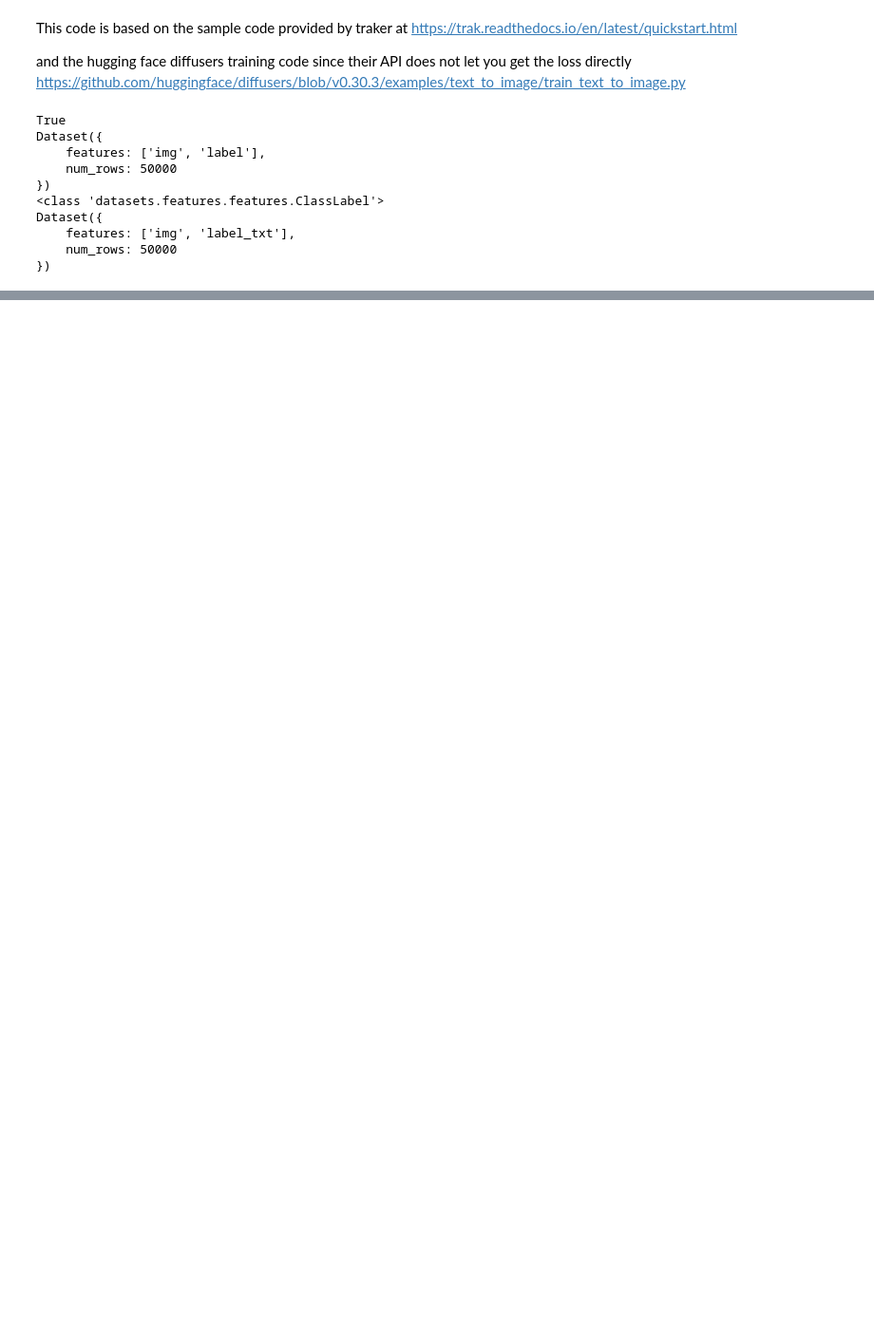
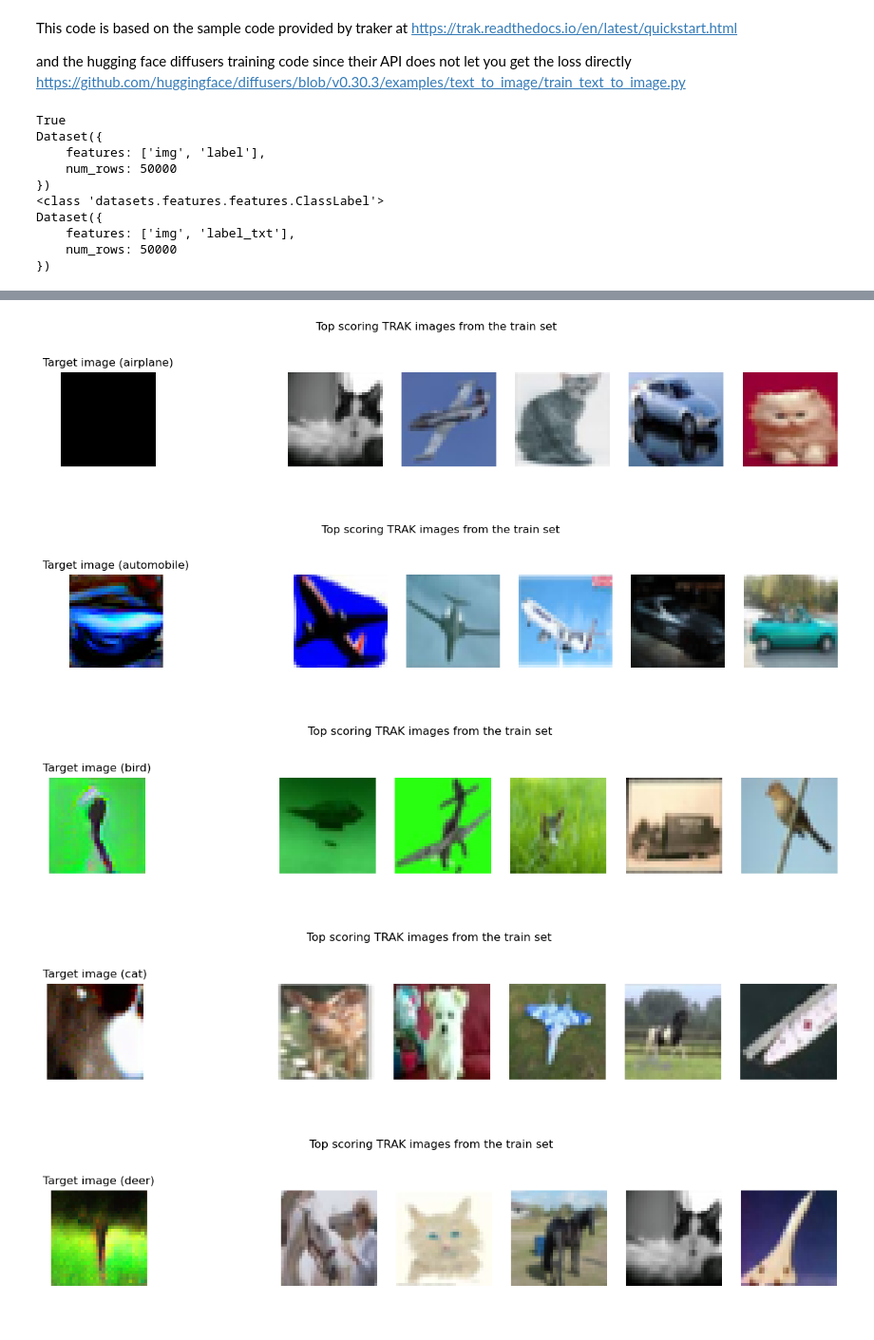
Before and after one commit to Naterjack/Data-Attribution-for-Stable-Diffusion, a Jupyter notebook: TRAK/SD1_TRAK_Attribution.ipynb, the cells around one changed output, grey strips where cells are left out. Shown at 95% size. Cells and saved outputs as stored; diff of their text form; code cells hidden in the pictures; blank space fills up the shorter version.

```diff
--- a/TRAK/SD1_TRAK_Attribution.ipynb
+++ b/TRAK/SD1_TRAK_Attribution.ipynb
@@ -243,0 +286,31 @@ scores = traker.finalize_scores(exp_name='quickstart')
+# %%
+from PIL import Image
+import matplotlib.pyplot as plt
+%matplotlib inline
+
+#Adapted from https://github.com/MadryLab/trak/blob/main/examples/cifar_quickstart.ipynb
+
+from numpy.lib.format import open_memmap
+scores = open_memmap('./trak_results/scores/quickstart.mmap')
+
+for i in range(10): #[6]:
+
+    fig, axs = plt.subplots(ncols=7, figsize=(15, 3))
+    fig.suptitle('Top scoring TRAK images from the train set')
+
+    axs[0].imshow(dummy_dataset[i]["img"])
+
+    axs[0].axis('off'); axs[0].set_title('Target image' + " (" + dummy_dataset[i]["label_txt"] + ")")
+    axs[1].axis('off')
+
+    top_trak_scorers = scores[:, i].argsort()[-5:][::-1]
+    for ii, train_im_ind in enumerate(top_trak_scorers):
+        axs[ii + 2].imshow(train_dataset[int(train_im_ind)]["img"]); axs[ii + 2].axis('off')
+
+    fig.show()
+# %% [output]
+[figure, added]
+[figure, added]
+[figure, added]
+[figure, added]
+[figure, added]
```
Also changed, not shown: parts of 7 cells of this notebook.
